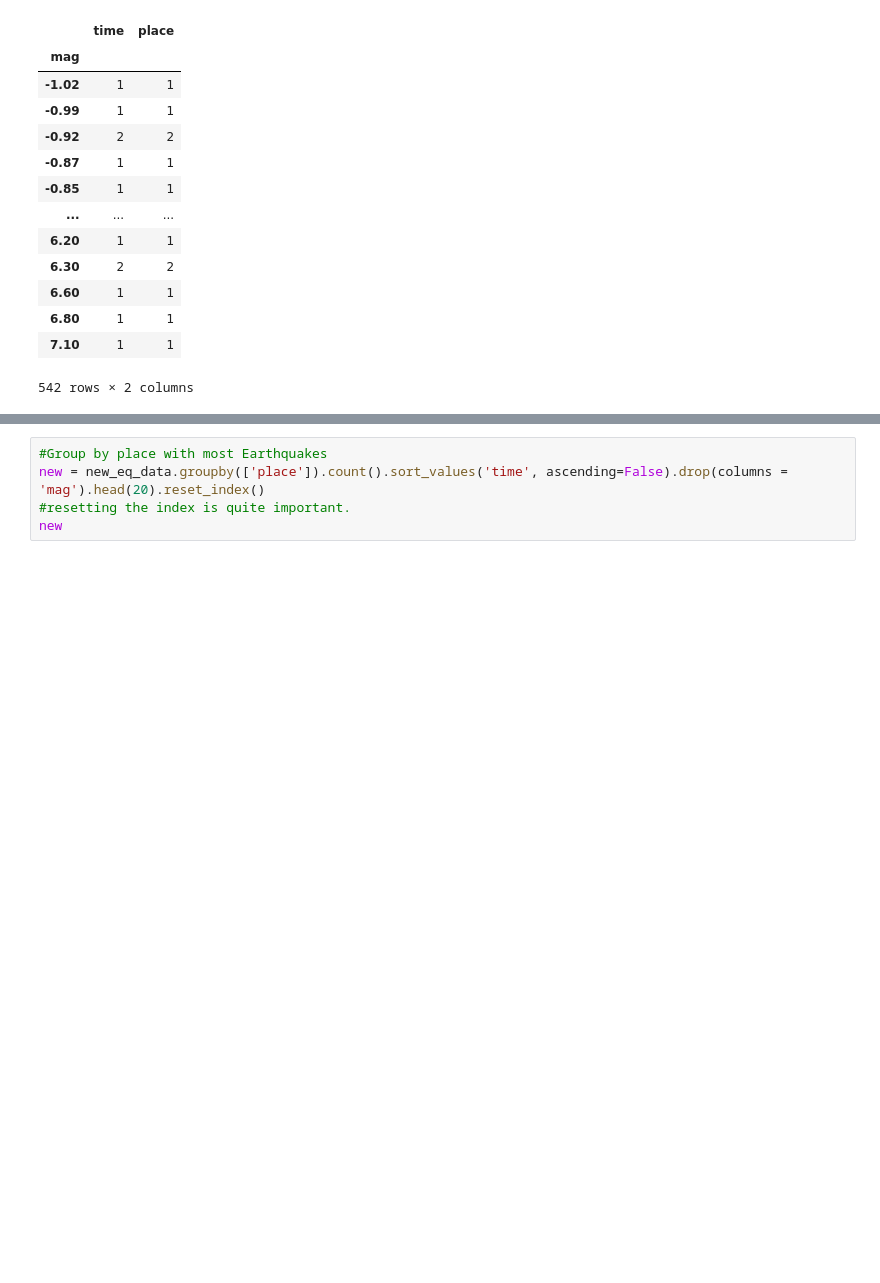
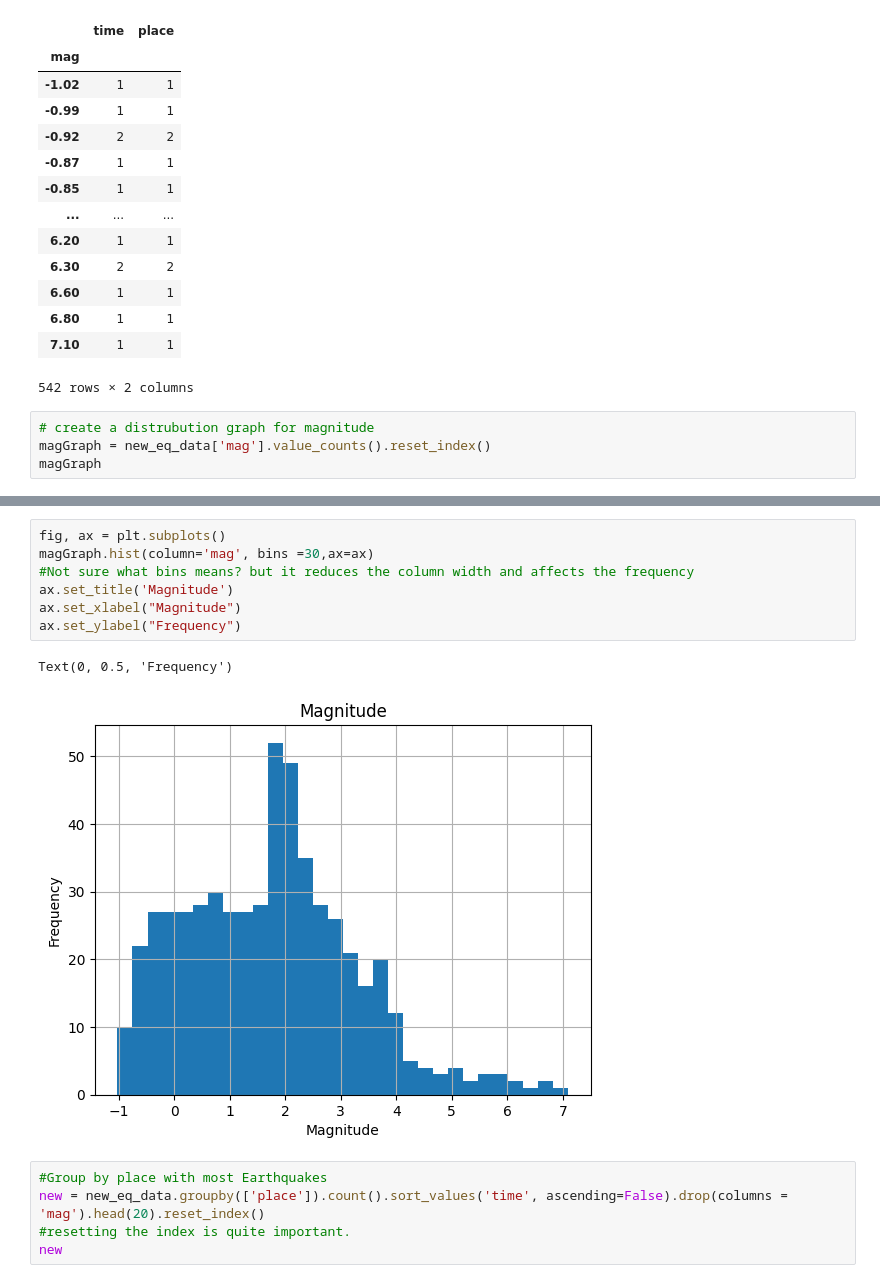
Before and after one commit to ShahsTestingZone/Developer-Academy, a Jupyter notebook: Assignment5.ipynb, the cells around one changed output, grey strips where cells are left out. Cells and saved outputs as stored; diff of their text form; blank space fills up the shorter version.

```diff
--- a/Assignment5.ipynb
+++ b/Assignment5.ipynb
@@ -133,3 +121,7 @@ new_eq_data.groupby(['mag']).count()
 | 6.80 | 1 | 1 |
 | 7.10 | 1 | 1 |
 542 rows × 2 columns
+# %%
+# create a distrubution graph for magnitude
+magGraph = new_eq_data['mag'].value_counts().reset_index()
+magGraph
@@ -136,3 +142,13 @@ new_eq_data.groupby(['mag']).count()
+# %%
+fig, ax = plt.subplots()
+magGraph.hist(column='mag', bins =30,ax=ax)
+#Not sure what bins means? but it reduces the column width and affects the frequency
+ax.set_title('Magnitude')
+ax.set_xlabel("Magnitude")
+ax.set_ylabel("Frequency")
+# %% [output]
+Text(0, 0.5, 'Frequency')
+[figure, added]
 # %%
 #Group by place with most Earthquakes
 new = new_eq_data.groupby(['place']).count().sort_values('time', ascending=False).drop(columns = 'mag').head(20).reset_index()
```
Also changed, not shown: parts of 4 cells of this notebook.
